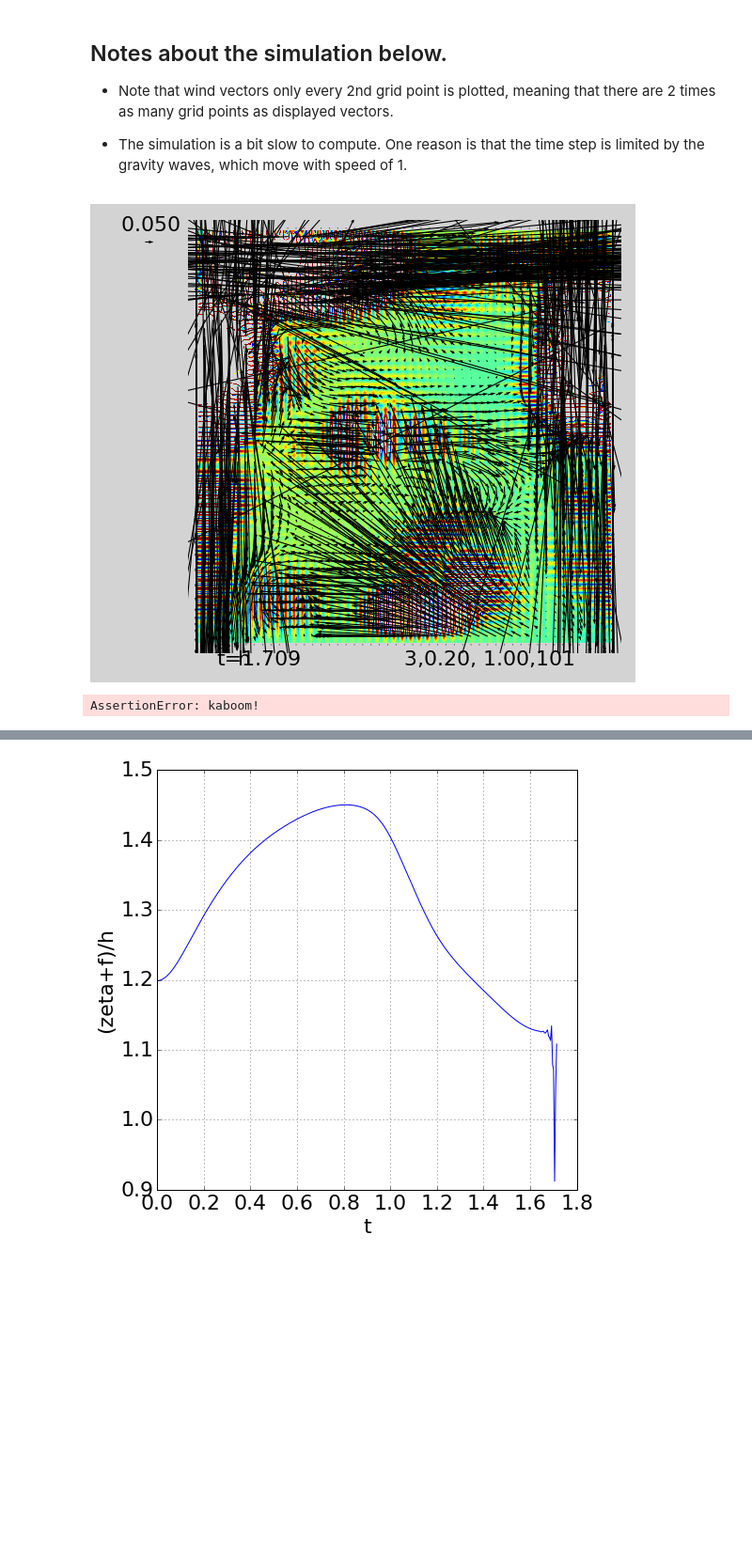
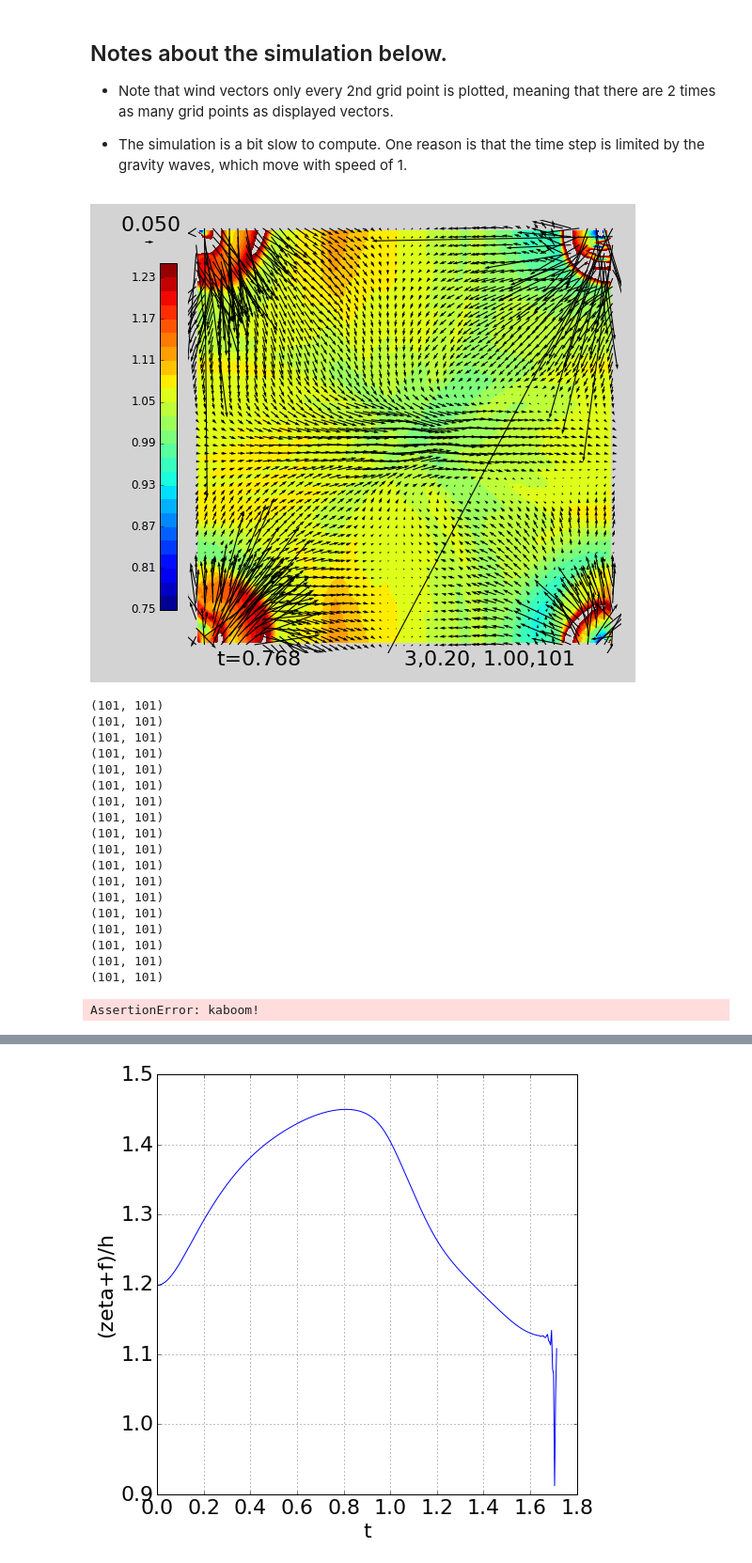
Before and after one commit to Mole45/MMet_Project, a Jupyter notebook: Project-ShallowWater2D.ipynb, the cells around one changed output, grey strips where cells are left out. Shown at 94% size. Cells and saved outputs as stored; diff of their text form; code cells hidden in the pictures; blank space fills up the shorter version.

```diff
--- a/Project-ShallowWater2D.ipynb
+++ b/Project-ShallowWater2D.ipynb
@@ -297,7 +368,7 @@ print(fcoriolis,dt,dt*fcoriolis)
 3,0.20, 1.00,101
 1 0.002 0.002
 # %%
-def plot(xp,yp,h,mylevs,xu,vd,yu,u,ymax,xmax,v,speedmax,expt,dave):
+def plot(xp,yp,h,mylevs,xu,vd,yu,u,ymax,xmax,v,speedmax,expt):
     ax2.clear()
     CF=ax2.contourf(xp,yp,h,mylevs,zorder=1)
     ax2.axis('off')
@@ -307,7 +378,6 @@ def plot(xp,yp,h,mylevs,xu,vd,yu,u,ymax,xmax,v,speedmax,expt,dave):
     ax2.quiverkey(Q,-.1,.95,speedmax,'{0:7.3f}'.format(speedmax),zorder=4)
     ax2.text(.5,-.05,expt,fontsize=22)
     ax2.text(.05,-.05,'t={0:5.3f}'.format(t),fontsize=22)
-    ax2.text(.1,-.05,dave,fontsize=22)
     if t<dt/2.:
         mycbar = myfig.colorbar(CF,ax=ax3,fraction=0.4)
         mycbar.ax.yaxis.set_ticks_position('left')
@@ -366,11 +436,11 @@ if aborder == 10:
 while t < tstop + dt/2.:
     nstep+=1
     abnow=min(nstep,aborder)
-    #if plotcount == 10: #plot
-    #    plot(xp,yp,h,mylevs,xu,vd,yu,u,ymax,xmax,v,speedmax,expt)
-    #    plotcount = 0
-    #else:
-    #    plotcount += 1
+    if plotcount == 10: #plot
+        plot(xp,yp,h,mylevs,xu,vd,yu,u,ymax,xmax,v,speedmax,expt)
+        plotcount = 0
+    else:
+        plotcount += 1
 
     hu = p2u(h) # calculate h on the u grid
 
@@ -378,15 +448,13 @@ while t < tstop + dt/2.:
 
     dudt,dvdt = pgf(h,dx,dy) #pressure gradient force
 
-    dudt += advect3(u,u,v,dx,dy) # no option for other than 3rd order
-    dvdt += advect3(v,u,v,dx,dy)
+    print(dudt.shape)
+    dudt += advect3(u,u,v,dx,dy,'u') # no option for other than 3rd order
+    dvdt += advect3(v,u,v,dx,dy,'v')
 
 #Coriolis force here:
     dudt += fcoriolis*v
     dvdt += -fcoriolis*u
-    dudt[:,0]=0. # bundary condition must be enforced
-    dudt[:,-1]=0.
-    dvdt[0,:]=dvdt[-1,:]
 #end Coriolis force
 
     dudta = [dudt.copy()] + dudta[:-1]
@@ -405,32 +473,50 @@ while t < tstop + dt/2.:
 
 #NRG CONS
 #    h2 = h**2
 #    u2 = u**2
 #    v2 = v**2
 #    uh = (u2[:-1,:-1]+u2[1:,1:])/2
 #    vh = (v2[:-1,:-1]+v2[1:,1:])/2
 #    nrg = (h*uh/2)+(h*vh/2)+(h2/2)
 #    hstore.append(nrg.mean())
 
 #END NRG CONS
 
 
 #Monitor vort @ centre
     zeta = vorticity(u,v,dx,dy)
     buns = (zeta[nxc,nyc]+fcoriolis)/h[nxc,nyc]
     hstore.append(buns)
 #end monitoring
 
     t = t + dt
 #    hstore.append(h[nyc,nxc])
 #    hstore.append( h.mean() )
     tstore.append( t )
     dt = dt*c
 
     assert u.max()<2.e10, 'kaboom!'
 
 
 plt.close()
 # %% [output]
-[figure, old version]
+[figure, new version]
-AssertionError: kaboom!
+(101, 101)
+(101, 101)
+(101, 101)
+(101, 101)
+(101, 101)
+(101, 101)
+(101, 101)
+(101, 101)
+(101, 101)
+(101, 101)
+(101, 101)
+(101, 101)
+(101, 101)
+(101, 101)
+(101, 101)
+(101, 101)
+(101, 101)
+(101, 101)
+AssertionError: kaboom!
```
Also changed, not shown: parts of 3 cells of this notebook.
